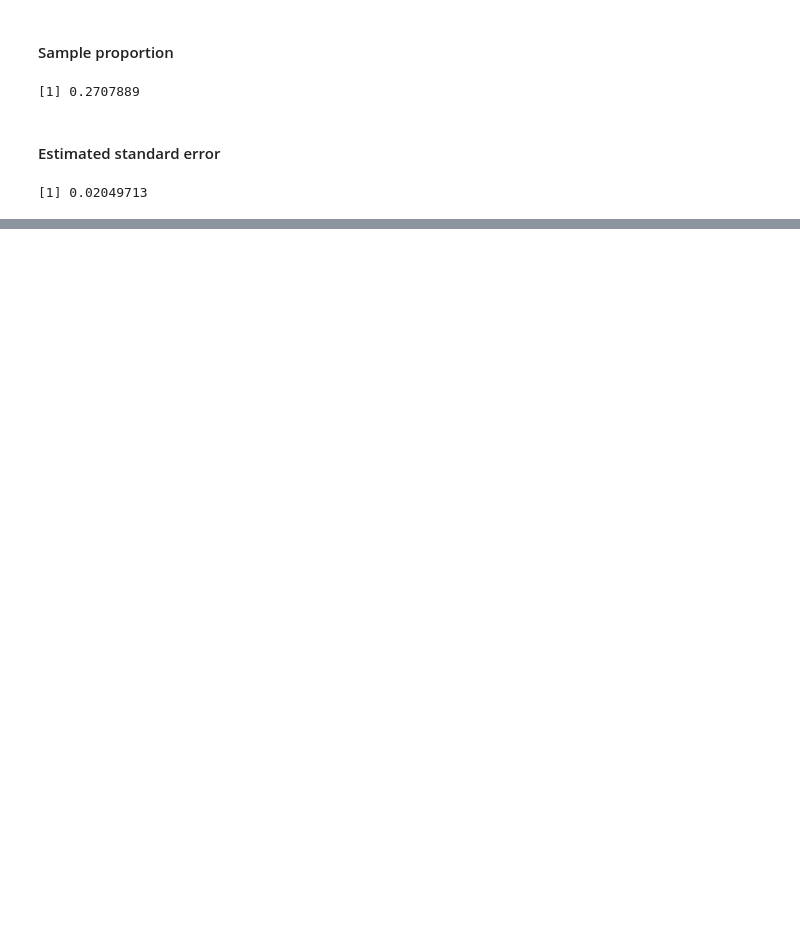
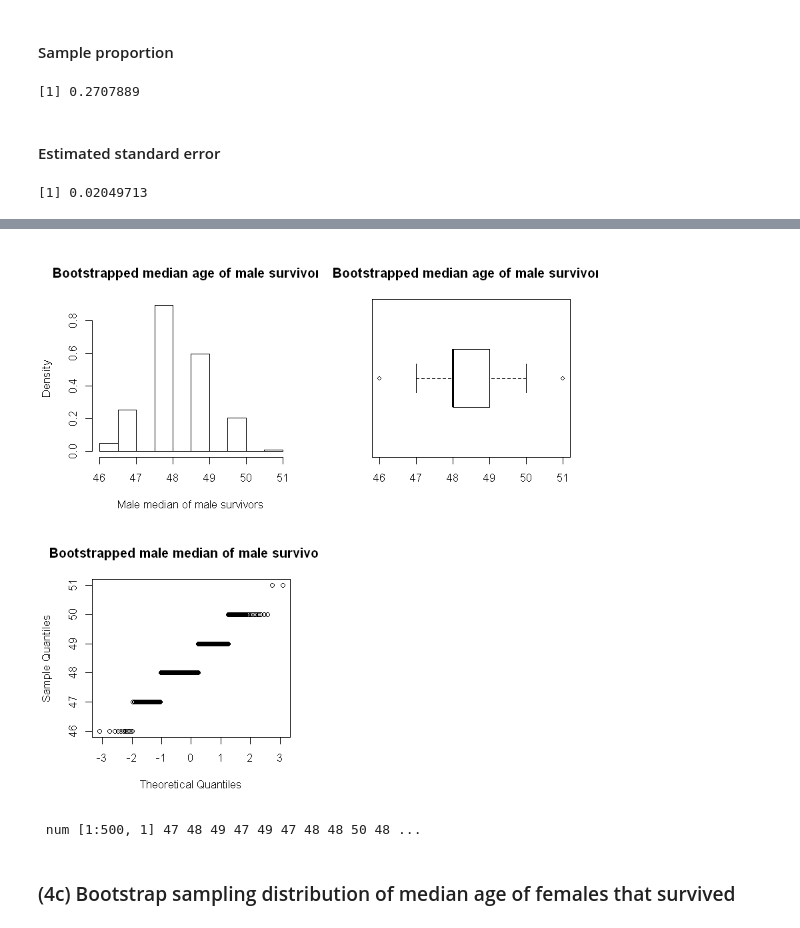
Before and after one commit to ngocdha/hw_Statistical_Learning, a Jupyter notebook: Labs/Lab_4/Untitled.ipynb, the cells around one changed output, grey strips where cells are left out. Drawn from its saved outputs; the diff is of its cells as text; code cells hidden in the pictures; blank space fills up the shorter version.

```diff
--- a/Labs/Lab_4/Untitled.ipynb
+++ b/Labs/Lab_4/Untitled.ipynb
@@ -421,0 +442,2 @@ SEpCoach
+# %%
+maleSurvivors = subset(titanic, Gender == 'Male')
@@ -421,0 +464,6 @@ SEpCoach
+# %%
+medianFc <- function(x, i){
+    return(median(x[i]))
+}
+medianMaleBoot <- boot(data = maleSurvivors$Age, statistic = medianFc, 500)
+medianMaleBoot
@@ -421,0 +481,14 @@ SEpCoach
+# %%
+par(mfrow = c(2,2))
+options(repr.plot.width=7, repr.plot.height=7)
+hist(medianMaleBoot$t, freq = F, main = "Bootstrapped median age of male survivors", xlab = "Male median of male survivors")
+boxplot(medianMaleBoot$t, horizontal = T, main = "Bootstrapped median age of male survivors")
+qqnorm(medianMaleBoot$t, main = "Bootstrapped male median of male survivors")
+# %% [output]
+[figure, added]
+# %%
+str(medianMaleBoot$t)
+# %% [output]
+ num [1:500, 1] 47 48 49 47 49 47 48 48 50 48 ...
+# %% [markdown]
+### (4c) Bootstrap sampling distribution of median age of females that survived
```
Also changed, not shown: parts of 21 cells of this notebook, 1 other file.
